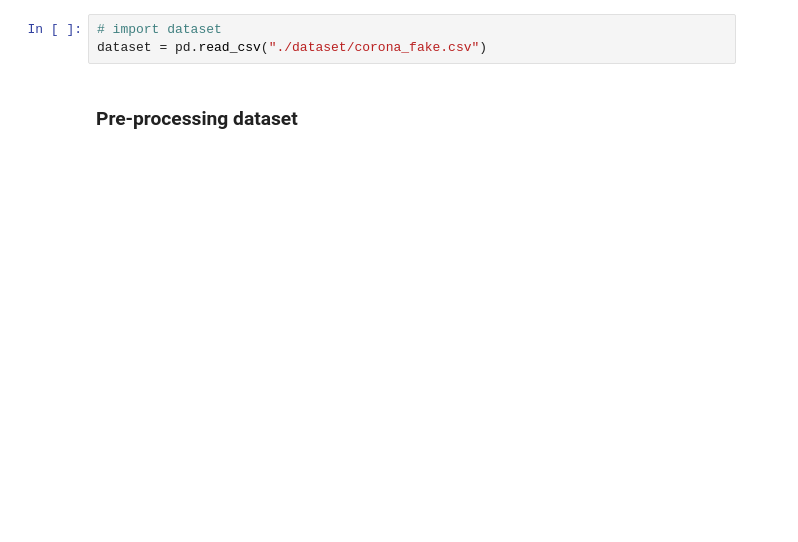
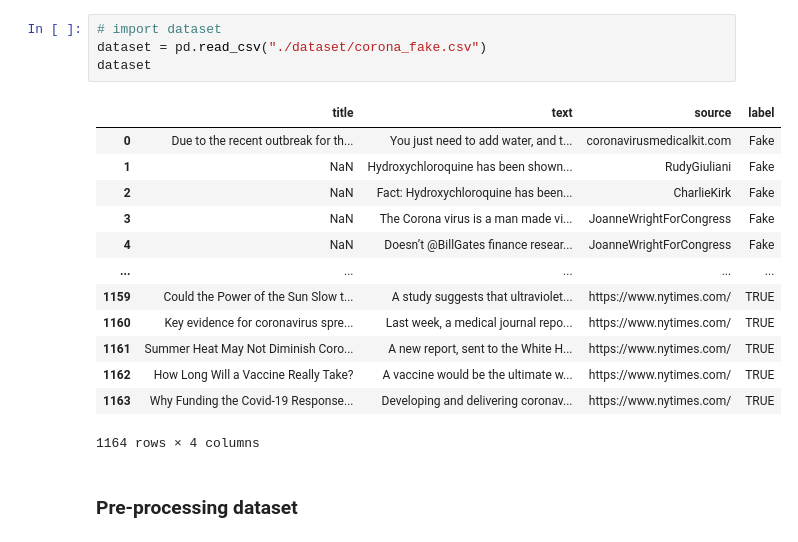
Before and after one commit to alescardicchio/COVID19-FakeNewsDetection, a Jupyter notebook: covidfakenews.ipynb, the cells around one changed output. Saved outputs shown, nothing was run; the diff lists cells and outputs as text; blank space fills up the shorter version.

```diff
--- a/covidfakenews.ipynb
+++ b/covidfakenews.ipynb
@@ -5,6 +16,21 @@ import numpy as np
 # %%
 # import dataset
 dataset = pd.read_csv("./dataset/corona_fake.csv")
+dataset
+# %% [output]
+|  | title | text | source | label |
+| 0 | Due to the recent outbreak for th... | You just need to add water, and t... | coronavirusmedicalkit.com | Fake |
+| 1 | NaN | Hydroxychloroquine has been shown... | RudyGiuliani | Fake |
+| 2 | NaN | Fact: Hydroxychloroquine has been... | CharlieKirk | Fake |
+| 3 | NaN | The Corona virus is a man made vi... | JoanneWrightForCongress | Fake |
+| 4 | NaN | Doesn’t @BillGates finance resear... | JoanneWrightForCongress | Fake |
+| ... | ... | ... | ... | ... |
+| 1159 | Could the Power of the Sun Slow t... | A study suggests that ultraviolet... | https://www.nytimes.com/ | TRUE |
+| 1160 | Key evidence for coronavirus spre... | Last week, a medical journal repo... | https://www.nytimes.com/ | TRUE |
+| 1161 | Summer Heat May Not Diminish Coro... | A new report, sent to the White H... | https://www.nytimes.com/ | TRUE |
+| 1162 | How Long Will a Vaccine Really Take? | A vaccine would be the ultimate w... | https://www.nytimes.com/ | TRUE |
+| 1163 | Why Funding the Covid-19 Response... | Developing and delivering coronav... | https://www.nytimes.com/ | TRUE |
+1164 rows × 4 columns
 # %% [markdown]
 ### Pre-processing dataset
 # %%
```
Also changed, not shown: parts of 30 cells of this notebook.
